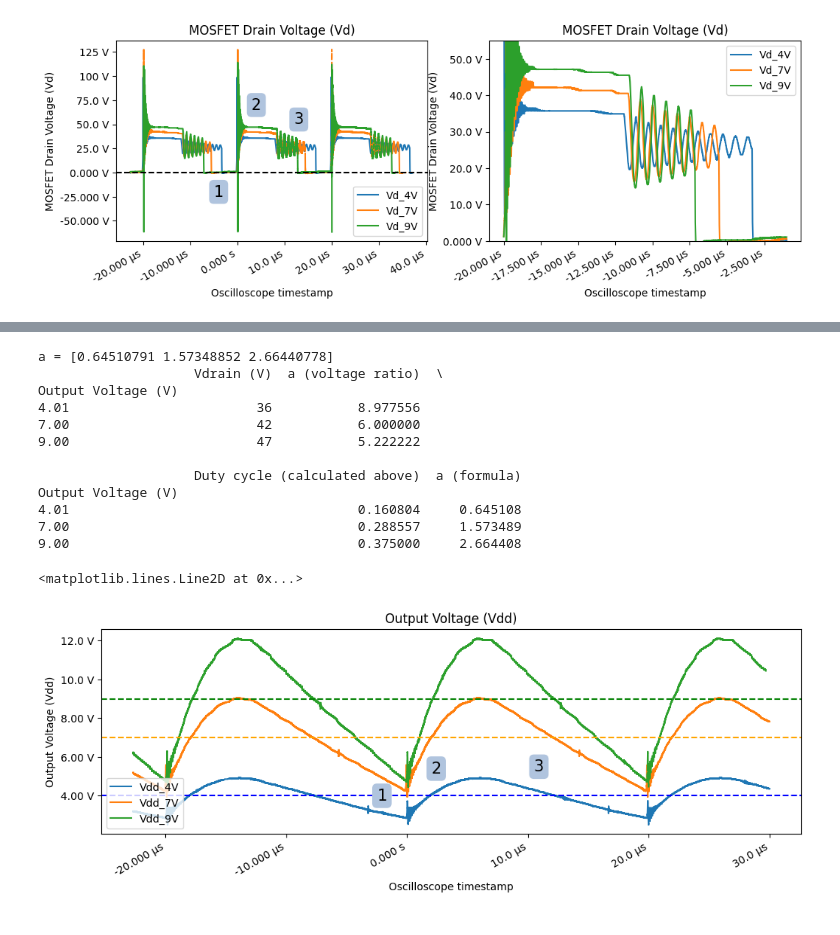
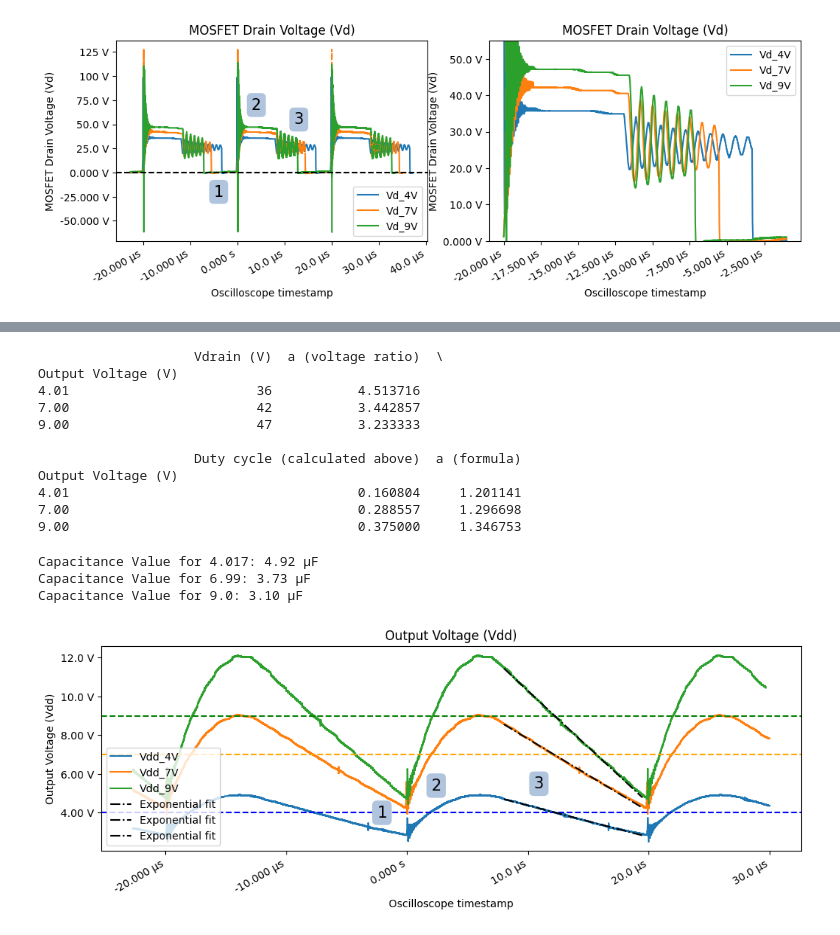
Before and after one commit to ianeyk/power-electronics, a Jupyter notebook: Lab 5/Lab5_report.ipynb, the cells around one changed output, grey strips where cells are left out. Saved outputs shown, nothing was run; the diff lists cells and outputs as text; code cells hidden in the pictures.

```diff
--- a/Lab 5/Lab5_report.ipynb
+++ b/Lab 5/Lab5_report.ipynb
@@ -145,9 +147,10 @@ Rshunt = 0.05 # ohms
 Vin = 17.9 # V
 Vout = 9.00 # V
 dIdt = a / Rshunt # ohms
-Vinductor = Vin - Vout
+Vinductor = Vin # minus
 L = Vinductor / dIdt
 print(f"L: {si_format(L, precision = 2)}H")
+print(f"dI/dt: {si_format(dIdt, precision = 2)}A/s")
 
 output_voltage = np.array([4.01, 7.00, 9.00]) # V
 output_current = output_voltage / Rload
@@ -241,64 +253,83 @@ This method does not yield consistent results. Hence, I calculate the winding ra
 # %%
-M = output_voltage[2] / Vin
 Rload = 5 # Ohm
 
-a_list = []
+a_formula = []
+a_ratio = []
 for i, duty_cycle_marker_set in enumerate(duty_cycle_ts):
     Ts = duty_cycle_marker_set[2] - duty_cycle_marker_set[0]
     Fs = 1 / Ts
 
+    M = output_voltage[i] / Vin
     Lcrit = 1 / (M + 1) ** 2 * Rload * Ts / 2
     alpha = L / Lcrit
     D = duty_cycle[i]
+    Vout = output_voltage[i]
     a = Vin / Vout * D / (np.sqrt(alpha) - D)
-    a_list.append(a)
+    # print(f"M: {M}, alpha: {alpha}, D: {D}, Vin: {Vin}, Vout: {Vout}, Ts: {Ts}, a:{a}")
+    a_formula.append(a)
 
-a_formula = np.array(a_list)
-print(f"a = {a_formula}")
+    Vleft = Vin - Vdrain[i]
+    Vright = output_voltage[i]
+    a_ratio.append(-Vleft / Vright)
+    # print(f"Vin: {Vin}, Vdrain: {Vdrain[i]}, output_voltage: {output_voltage[i]}, Vleft: {Vleft}, Vright: {Vright}, a:{a_ratio}")
 
-df_to_print = pd.DataFrame({"Output Voltage (V)": output_voltage, "Vdrain (V)": Vdrain, "a (voltage ratio)": Vdrain / output_voltage,
+df_to_print = pd.DataFrame({"Output Voltage (V)": output_voltage, "Vdrain (V)": Vdrain, "a (voltage ratio)": a_ratio,
                             "Duty cycle (calculated above)": duty_cycle, "a (formula)": a_formula})
 df_to_print.set_index("Output Voltage (V)", inplace = True)
 print(df_to_print)
 # %% [output]
-a = [0.64510791 1.57348852 2.66440778]
                     Vdrain (V)  a (voltage ratio)  \
 Output Voltage (V)
-4.01                        36           8.977556
-7.00                        42           6.000000
-9.00                        47           5.222222
+4.01                        36           4.513716
+7.00                        42           3.442857
+9.00                        47           3.233333
 
                     Duty cycle (calculated above)  a (formula)
 Output Voltage (V)
-4.01                                     0.160804     0.645108
-7.00                                     0.288557     1.573489
-9.00                                     0.375000     2.664408
+4.01                                     0.160804     1.201141
+7.00                                     0.288557     1.296698
+9.00                                     0.375000     1.346753
 # %%
 # Vdd
 df_envelope = df # df[(df["t"] > -2e-6) & (df["t"] < 2e-6)]
 df_zoom = df[(df["t"] > -5e-6) & (df["t"] < 5e-6)]
-
-Vout_vdd = [4.017, 6.99, 9.00]
-df["Vdd_4V"] = df["Vdd_4V"] + 4.017 # V
-df["Vdd_7V"] = df["Vdd_7V"] + 6.99 # V
-df["Vdd_9V"] = df["Vdd_9V"] + 9.00 # V
 
 fig, (ax1) = plt.subplots(nrows = 1, ncols = 1, sharex = False, sharey = True, figsize = (12, 4))
 fig.autofmt_xdate()
 helper.axes_labels("Oscilloscope timestamp", "s", "Output Voltage (Vdd)", "V", title = "Output Voltage (Vdd)", ax = ax1)
 ax1.plot(df_envelope["t"], df_envelope["Vdd_4V"], label = "Vdd_4V")
 ax1.plot(df_envelope["t"], df_envelope["Vdd_7V"], label = "Vdd_7V")
 ax1.plot(df_envelope["t"], df_envelope["Vdd_9V"], label = "Vdd_9V")
 ax1.legend(loc = "lower left")
 ax1.annotate('1', xy=(-2.5e-6, 4), size=15, va="center", bbox=dict(boxstyle="round", fc="lightsteelblue", ec="none"))
 ax1.annotate('2', xy=(2e-6, 5.4), size=15, va="center", bbox=dict(boxstyle="round", fc="lightsteelblue", ec="none"))
 ax1.annotate('3', xy=(10.5e-6, 5.5), size=15, va="center", bbox=dict(boxstyle="round", fc="lightsteelblue", ec="none"))
 
 Vdd = np.array([150e-3, 260e-3, 330e-3])
-ax1.axhline(y = Vout_vdd[0], color = "blue", linestyle = "dashed", label = f"Vdd = {int(Vout_vdd[0])}V")
-ax1.axhline(y = Vout_vdd[1], color = "orange", linestyle = "dashed", label = f"Vdd = {int(Vout_vdd[1])}V")
-ax1.axhline(y = Vout_vdd[2], color = "green", linestyle = "dashed", label = f"Vdd = {int(Vout_vdd[2])}V")
-# ax2.legend(loc = "lower left")
+ax1.axhline(y = Vout_vdd[0], color = "blue", linestyle = "dashed")
+ax1.axhline(y = Vout_vdd[1], color = "orange", linestyle = "dashed")
+ax1.axhline(y = Vout_vdd[2], color = "green", linestyle = "dashed")
+
+linear_ts = (8e-6, 19.5e-6)
+capacitances = []
+for i, dataset in enumerate(["Vdd_4V", "Vdd_7V", "Vdd_9V"]):
+    df_linreg = df[(df["t"] > linear_ts[0]) & (df["t"] < linear_ts[1])].dropna()
+
+    x = df_linreg["t"]
+    y = df_linreg[dataset]
+    A = np.vstack([x, np.ones(len(x))]).T
+    a, b = np.linalg.lstsq(A, y, rcond=None)[0]
+    ax1.plot(df_linreg["t"], df_linreg["t"] * a + b, linestyle = "dashdot", color = "black", label = "Exponential fit")
+    ax1.legend(loc = "lower left")
+
+    Vc = Vout_vdd[i]
+    Ic = -Vc / Rload
+    dVdt = a
+    C = Ic / dVdt
+    capacitances.append(C)
+    print(f"Capacitance Value for {Vout_vdd[i]}: {si_format(C, precision = 2)}F")
 # %% [output]
-<matplotlib.lines.Line2D at 0x...>
+Capacitance Value for 4.017: 4.92 µF
+Capacitance Value for 6.99: 3.73 µF
+Capacitance Value for 9.0: 3.10 µF
-[figure, old version]
+[figure, new version]
```
Also changed, not shown: parts of 7 cells of this notebook, 6 other files.
